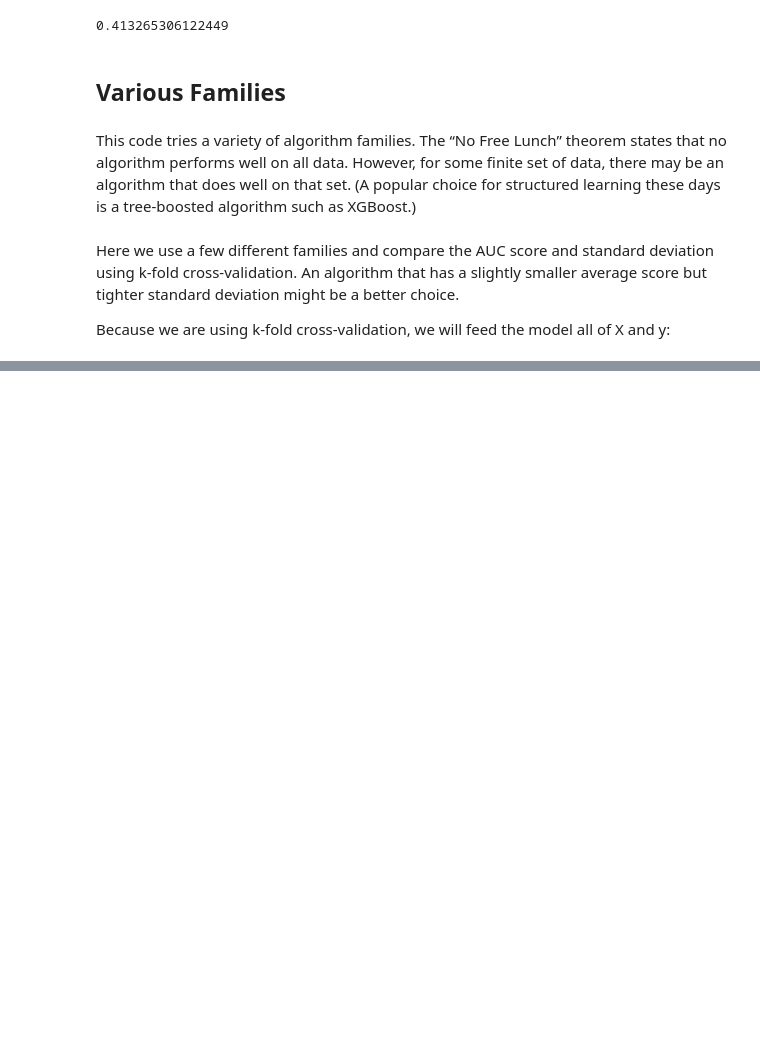
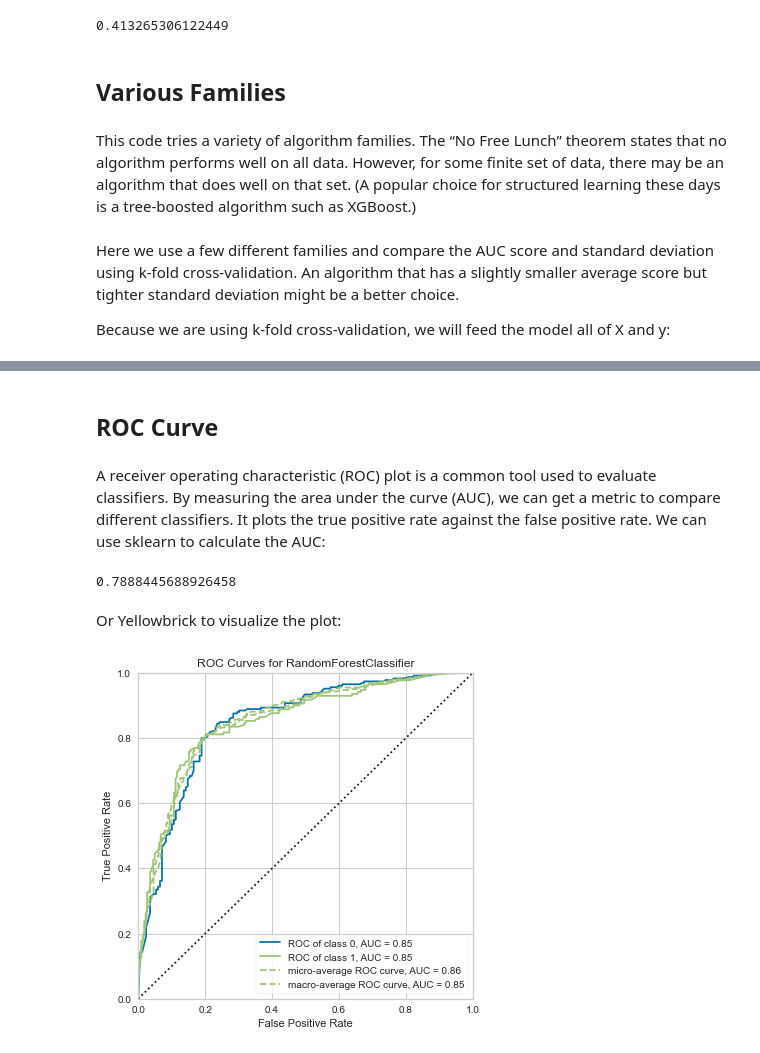
Before and after one commit to nthngshr/Titanic, a Jupyter notebook: Notebooks/titanic_test.ipynb, the cells around one changed output, grey strips where cells are left out. Saved outputs shown, nothing was run; the diff lists cells and outputs as text; code cells hidden in the pictures; blank space fills up the shorter version.

```diff
--- a/Notebooks/titanic_test.ipynb
+++ b/Notebooks/titanic_test.ipynb
@@ -320,0 +463,21 @@ XGBClassifier          AUC: 0.854 STD: 0.02
+# %% [markdown]
+## ROC Curve
+# %% [markdown]
+A receiver operating characteristic (ROC) plot is a common tool used to evaluate classifiers. By measuring the area under the curve (AUC), we can get a metric to compare different classifiers. It plots the true positive rate against the false positive rate. We can use sklearn to calculate the AUC:
+# %%
+y_pred = rf5.predict(X_test)
+roc_auc_score(y_test, y_pred)
+# %% [output]
+0.7888445688926458
+# %% [markdown]
+Or Yellowbrick to visualize the plot:
+# %%
+fig, ax = plt.subplots(figsize=(6, 6))
+roc_viz = ROCAUC(rf5, is_fitted=True)
+roc_viz.fit(X_train, y_train)
+roc_viz.score(X_test, y_test)
+
+roc_viz.poof()
+fig.savefig("/Users/aline/Titanic/roc_curve.png")
+# %% [output]
+[figure, added]
```
Also changed, not shown: parts of 33 cells of this notebook, 4 other files.
